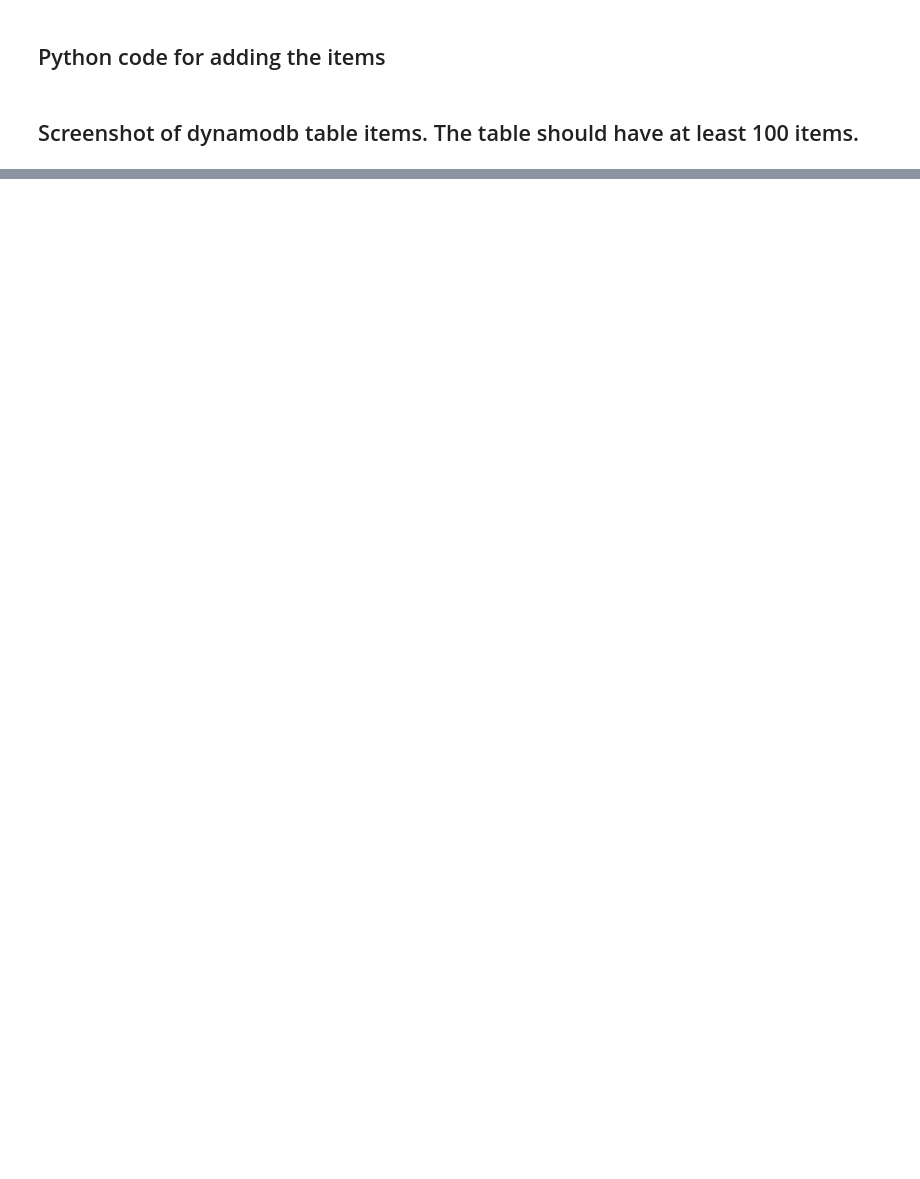
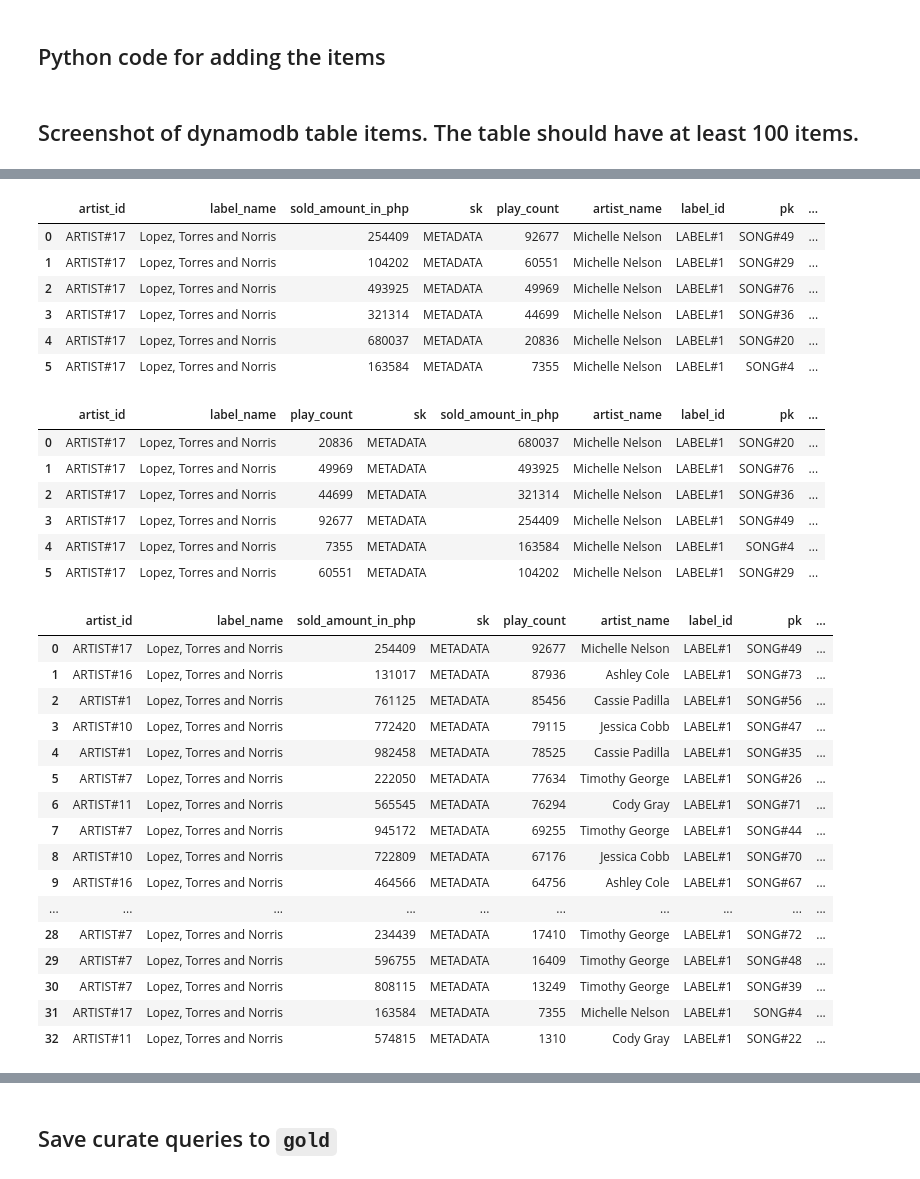
Before and after one commit to vsitucal-personal/deds_oltp_erd_implementation, a Jupyter notebook: assignment2/vitucal_assignment2.ipynb, the cells around one changed output, grey strips where cells are left out. Saved outputs shown, nothing was run; the diff lists cells and outputs as text; code cells hidden in the pictures; blank space fills up the shorter version.

```diff
--- a/assignment2/vitucal_assignment2.ipynb
+++ b/assignment2/vitucal_assignment2.ipynb
@@ -99,0 +134,73 @@ Item count: 100
+# %%
+resp = table.query(
+    IndexName="artist_id-play_count-index",
+    KeyConditionExpression=(
+        Key("artist_id").eq("ARTIST#17") & Key("play_count").lte(100_000)
+    ),
+    ScanIndexForward=False,  # Sort by play_count DESC
+)
+curated_1 = pd.DataFrame(resp['Items'])
+# %%
+resp = table.query(
+    IndexName="artist_id-sold_amount_in_php-index",
+    KeyConditionExpression=(
+        Key("artist_id").eq("ARTIST#17") & Key("sold_amount_in_php").gte(100_000)
+    ),
+    ScanIndexForward=False,  # Sort by play_count DESC
+)
+curated_2 = pd.DataFrame(resp['Items'])
+# %%
+resp = table.query(
+    IndexName="label_id-play_count-index",
+    KeyConditionExpression=(
+        Key("label_id").eq("LABEL#1") & Key("play_count").lte(100_000)
+    ),
+    ScanIndexForward=False,  # Sort by play_count DESC
+)
+curated_3 = pd.DataFrame(resp['Items'])
+# %%
+resp = table.query(
+    IndexName="label_id-sold_amount_in_php-index",
+    KeyConditionExpression=(
+        Key("label_id").eq("LABEL#1") & Key("sold_amount_in_php").gte(100_000)
+    ),
+    ScanIndexForward=False,  # Sort by play_count DESC
+)
+curated_4 = pd.DataFrame(resp['Items'])
+# %%
+display(curated_1)
+display(curated_2)
+display(curated_3)
+display(curated_4)
+# %% [output]
+|  | artist_id | label_name | sold_amount_in_php | sk | play_count | artist_name | label_id | pk | ... |
+| 0 | ARTIST#17 | Lopez, Torres and Norris | 254409 | METADATA | 92677 | Michelle Nelson | LABEL#1 | SONG#49 | ... |
+| 1 | ARTIST#17 | Lopez, Torres and Norris | 104202 | METADATA | 60551 | Michelle Nelson | LABEL#1 | SONG#29 | ... |
+| 2 | ARTIST#17 | Lopez, Torres and Norris | 493925 | METADATA | 49969 | Michelle Nelson | LABEL#1 | SONG#76 | ... |
+| 3 | ARTIST#17 | Lopez, Torres and Norris | 321314 | METADATA | 44699 | Michelle Nelson | LABEL#1 | SONG#36 | ... |
+| 4 | ARTIST#17 | Lopez, Torres and Norris | 680037 | METADATA | 20836 | Michelle Nelson | LABEL#1 | SONG#20 | ... |
+| 5 | ARTIST#17 | Lopez, Torres and Norris | 163584 | METADATA | 7355 | Michelle Nelson | LABEL#1 | SONG#4 | ... |
+|  | artist_id | label_name | play_count | sk | sold_amount_in_php | artist_name | label_id | pk | ... |
+| 0 | ARTIST#17 | Lopez, Torres and Norris | 20836 | METADATA | 680037 | Michelle Nelson | LABEL#1 | SONG#20 | ... |
+| 1 | ARTIST#17 | Lopez, Torres and Norris | 49969 | METADATA | 493925 | Michelle Nelson | LABEL#1 | SONG#76 | ... |
+| 2 | ARTIST#17 | Lopez, Torres and Norris | 44699 | METADATA | 321314 | Michelle Nelson | LABEL#1 | SONG#36 | ... |
+| 3 | ARTIST#17 | Lopez, Torres and Norris | 92677 | METADATA | 254409 | Michelle Nelson | LABEL#1 | SONG#49 | ... |
+| 4 | ARTIST#17 | Lopez, Torres and Norris | 7355 | METADATA | 163584 | Michelle Nelson | LABEL#1 | SONG#4 | ... |
+| 5 | ARTIST#17 | Lopez, Torres and Norris | 60551 | METADATA | 104202 | Michelle Nelson | LABEL#1 | SONG#29 | ... |
+|  | artist_id | label_name | sold_amount_in_php | sk | play_count | artist_name | label_id | pk | ... |
+| 0 | ARTIST#17 | Lopez, Torres and Norris | 254409 | METADATA | 92677 | Michelle Nelson | LABEL#1 | SONG#49 | ... |
+| 1 | ARTIST#16 | Lopez, Torres and Norris | 131017 | METADATA | 87936 | Ashley Cole | LABEL#1 | SONG#73 | ... |
+| 2 | ARTIST#1 | Lopez, Torres and Norris | 761125 | METADATA | 85456 | Cassie Padilla | LABEL#1 | SONG#56 | ... |
+| 3 | ARTIST#10 | Lopez, Torres and Norris | 772420 | METADATA | 79115 | Jessica Cobb | LABEL#1 | SONG#47 | ... |
+| 4 | ARTIST#1 | Lopez, Torres and Norris | 982458 | METADATA | 78525 | Cassie Padilla | LABEL#1 | SONG#35 | ... |
+| 5 | ARTIST#7 | Lopez, Torres and Norris | 222050 | METADATA | 77634 | Timothy George | LABEL#1 | SONG#26 | ... |
+| 6 | ARTIST#11 | Lopez, Torres and Norris | 565545 | METADATA | 76294 | Cody Gray | LABEL#1 | SONG#71 | ... |
+| 7 | ARTIST#7 | Lopez, Torres and Norris | 945172 | METADATA | 69255 | Timothy George | LABEL#1 | SONG#44 | ... |
+| 8 | ARTIST#10 | Lopez, Torres and Norris | 722809 | METADATA | 67176 | Jessica Cobb | LABEL#1 | SONG#70 | ... |
+| 9 | ARTIST#16 | Lopez, Torres and Norris | 464566 | METADATA | 64756 | Ashley Cole | LABEL#1 | SONG#67 | ... |
+| ... | ... | ... | ... | ... | ... | ... | ... | ... | ... |
+| 28 | ARTIST#7 | Lopez, Torres and Norris | 234439 | METADATA | 17410 | Timothy George | LABEL#1 | SONG#72 | ... |
+| 29 | ARTIST#7 | Lopez, Torres and Norris | 596755 | METADATA | 16409 | Timothy George | LABEL#1 | SONG#48 | ... |
+| 30 | ARTIST#7 | Lopez, Torres and Norris | 808115 | METADATA | 13249 | Timothy George | LABEL#1 | SONG#39 | ... |
+| 31 | ARTIST#17 | Lopez, Torres and Norris | 163584 | METADATA | 7355 | Michelle Nelson | LABEL#1 | SONG#4 | ... |
+| 32 | ARTIST#11 | Lopez, Torres and Norris | 574815 | METADATA | 1310 | Cody Gray | LABEL#1 | SONG#22 | ... |
@@ -99,0 +224,2 @@ Item count: 100
+# %% [markdown]
+## Save curate queries to `gold`
```
Also changed, not shown: parts of 18 cells of this notebook, 4 other files.
